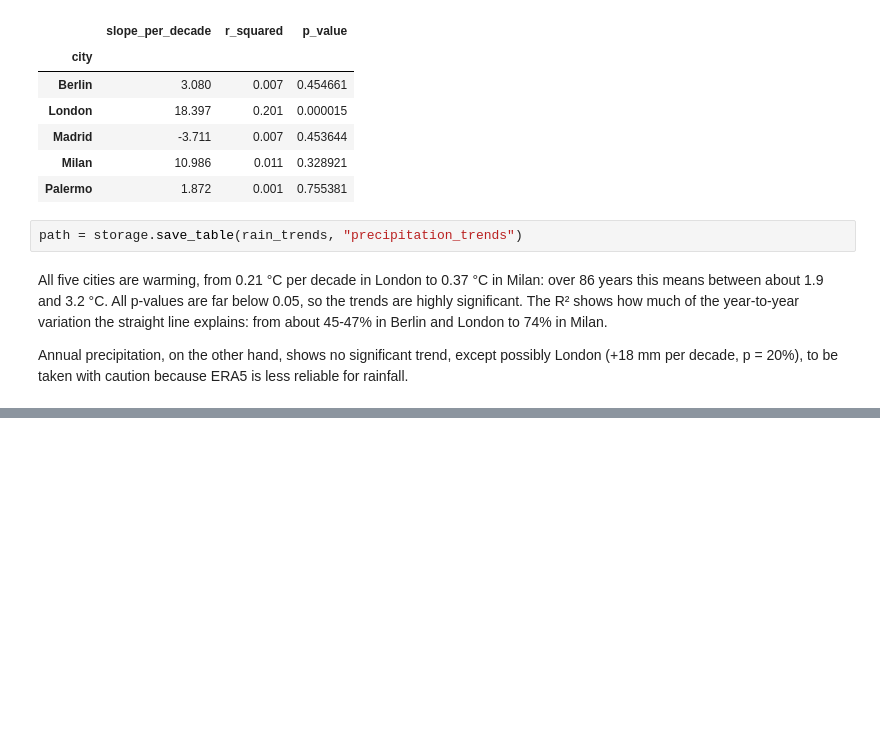
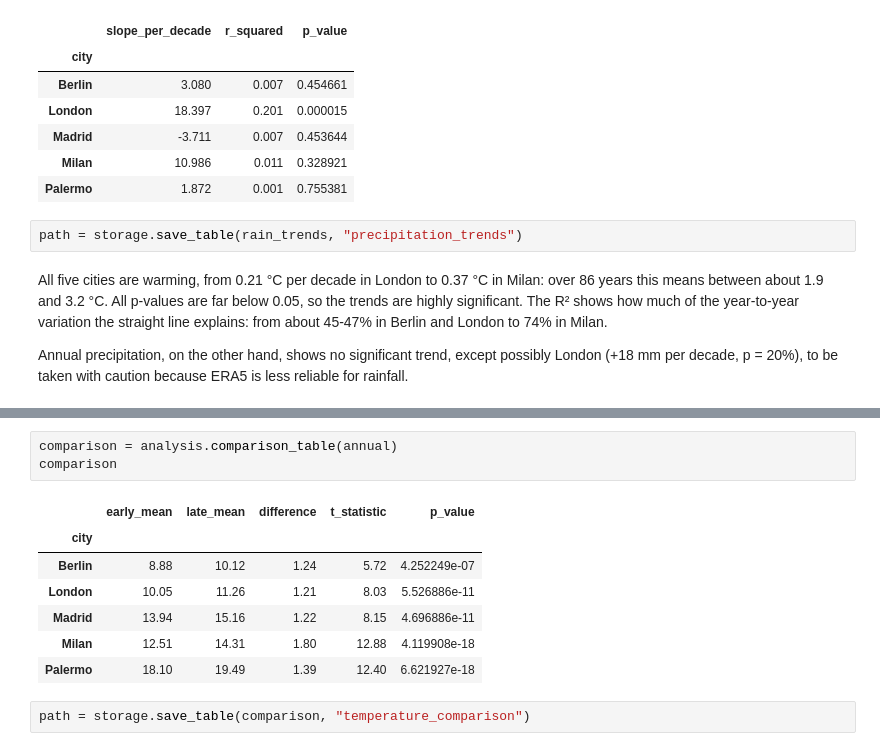
Before and after one commit to frapanzera-ctrl/Weather_report_Panzera, a Jupyter notebook: notebooks/weather_report.ipynb, the cells around one changed output, grey strips where cells are left out. Saved outputs shown, nothing was run; the diff lists cells and outputs as text; blank space fills up the shorter version.

```diff
--- a/notebooks/weather_report.ipynb
+++ b/notebooks/weather_report.ipynb
@@ -178,0 +185,13 @@ caution because ERA5 is less reliable for rainfall.
+# %%
+comparison = analysis.comparison_table(annual)
+comparison
+# %% [output]
+|  | early_mean | late_mean | difference | t_statistic | p_value |
+| city |  |  |  |  |  |
+| Berlin | 8.88 | 10.12 | 1.24 | 5.72 | 4.252249e-07 |
+| London | 10.05 | 11.26 | 1.21 | 8.03 | 5.526886e-11 |
+| Madrid | 13.94 | 15.16 | 1.22 | 8.15 | 4.696886e-11 |
+| Milan | 12.51 | 14.31 | 1.80 | 12.88 | 4.119908e-18 |
+| Palermo | 18.10 | 19.49 | 1.39 | 12.40 | 6.621927e-18 |
+# %%
+path = storage.save_table(comparison, "temperature_comparison")
```
Also changed, not shown: parts of 9 cells of this notebook, 1 other file.
